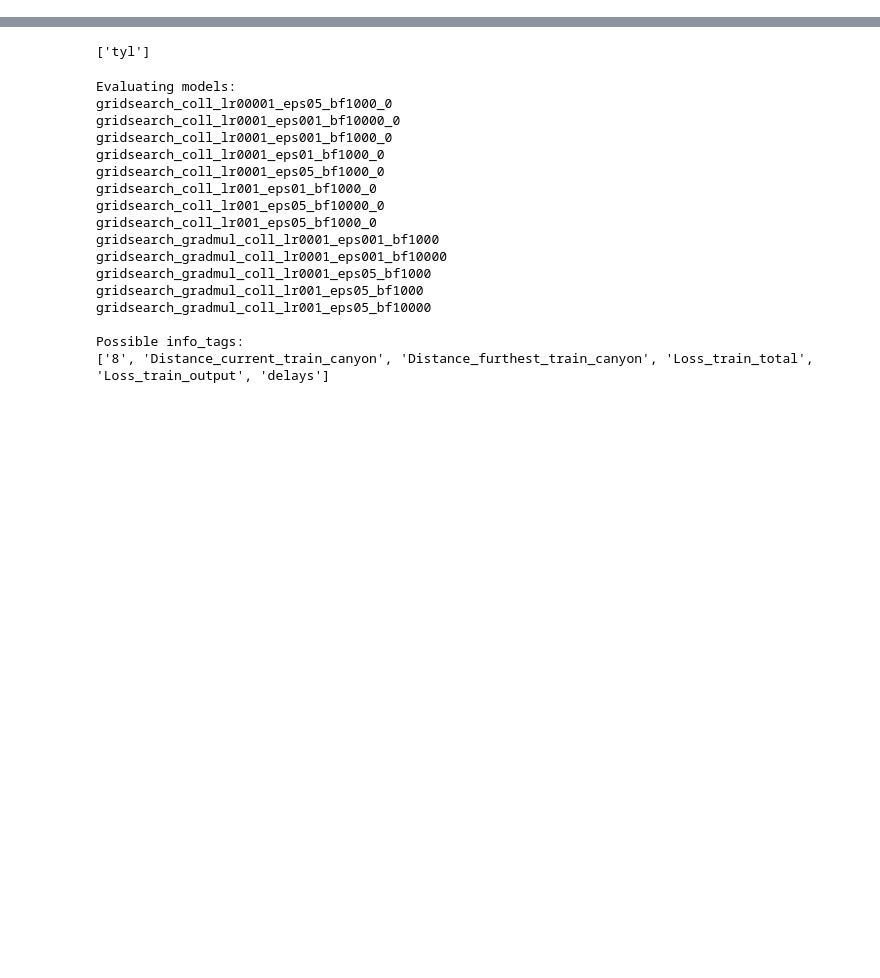
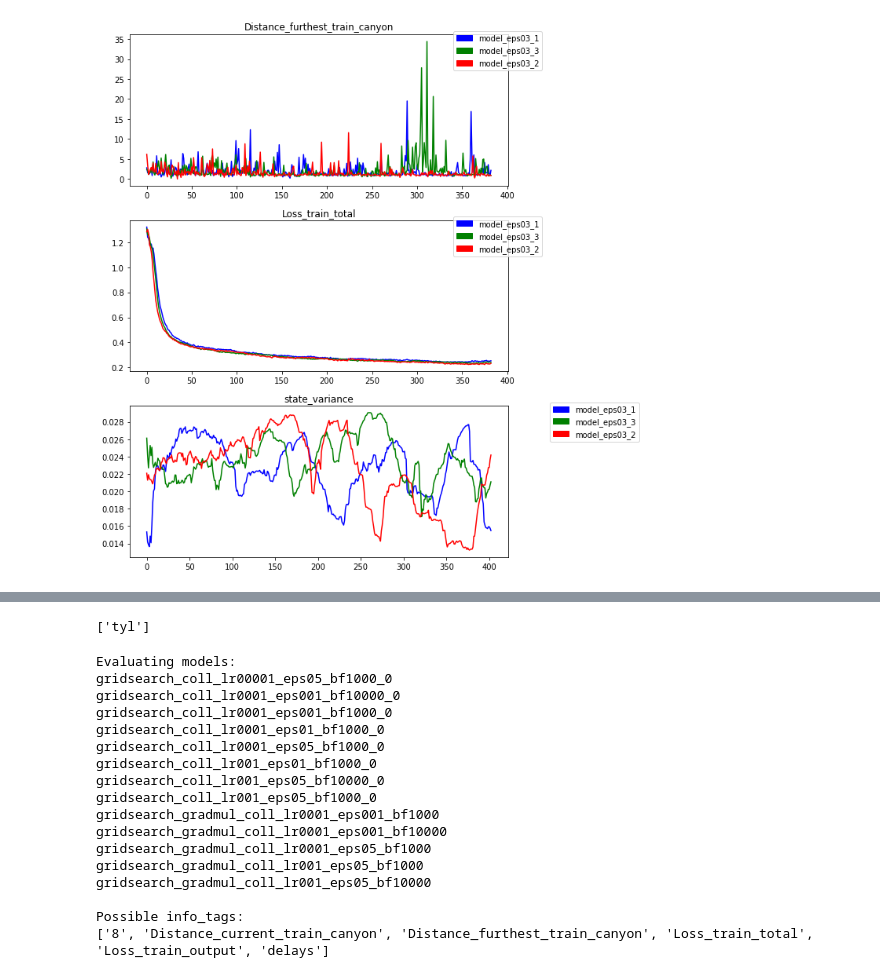
Before and after one commit to kkelchte/pilot, a Jupyter notebook: scripts/evaluate_q_learning_in_simulation.ipynb, the cells around one changed output, grey strips where cells are left out. Saved outputs shown, nothing was run; the diff lists cells and outputs as text; code cells hidden in the pictures; blank space fills up the shorter version.

```diff
--- a/scripts/evaluate_q_learning_in_simulation.ipynb
+++ b/scripts/evaluate_q_learning_in_simulation.ipynb
@@ -75,0 +93,81 @@ Evaluating models:['model_eps03_1', 'model_ref_1']
+# %%
+# root_dir='/esat/opal/kkelchte/docker_home/tensorflow/log/on_depth_turtle'
+# model_dirs=sorted([root_dir+'/'+d for d in os.listdir(root_dir) if "model" in d and 'ref5000' in d])
+# print('Evaluating models:'+str(sorted([os.path.basename(model) for model in model_dirs])))
+# tags=['Distance_furthest_train_canyon','Loss_train_total','state_variance']
+# evaluate(model_dirs,tags,False)
+
+# root_dir='/esat/opal/kkelchte/docker_home/tensorflow/log/on_depth_turtle'
+# model_dirs=sorted([root_dir+'/'+d for d in os.listdir(root_dir) if "model" in d and 'sttvar_priokeep' in d])
+# print('Evaluating models:'+str(sorted([os.path.basename(model) for model in model_dirs])))
+# tags=['Distance_furthest_train_canyon','Loss_train_total','state_variance']
+# evaluate(model_dirs,tags,False)
+
+# root_dir='/esat/opal/kkelchte/docker_home/tensorflow/log/on_depth_turtle'
+# model_dirs=sorted([root_dir+'/'+d for d in os.listdir(root_dir) if "model" in d and 'sttvar' in d and not '_priokeep' in d])
+# print('Evaluating models:'+str(sorted([os.path.basename(model) for model in model_dirs])))
+# tags=['Distance_furthest_train_canyon','Loss_train_total','state_variance']
+# evaluate(model_dirs,tags,False)
+
+# root_dir='/esat/opal/kkelchte/docker_home/tensorflow/log/on_depth_turtle'
+# model_dirs=sorted([root_dir+'/'+d for d in os.listdir(root_dir) if "model" in d and 'actvar' in d])
+# print('Evaluating models:'+str(sorted([os.path.basename(model) for model in model_dirs])))
+# tags=['Distance_furthest_train_canyon','Loss_train_total','state_variance']
+# evaluate(model_dirs,tags,False)
+
+# root_dir='/esat/opal/kkelchte/docker_home/tensorflow/log/on_depth_turtle'
+# model_dirs=sorted([root_dir+'/'+d for d in os.listdir(root_dir) if "model" in d and 'trgtvar' in d])
+# print('Evaluating models:'+str(sorted([os.path.basename(model) for model in model_dirs])))
+# tags=['Distance_furthest_train_canyon','Loss_train_total','state_variance']
+# evaluate(model_dirs,tags,False)
+
+# root_dir='/esat/opal/kkelchte/docker_home/tensorflow/log/on_depth_turtle'
+# model_dirs=sorted([root_dir+'/'+d for d in os.listdir(root_dir) if "model" in d and 'rndact' in d and not '_priokeep' in d])
+# print('Evaluating models:'+str(sorted([os.path.basename(model) for model in model_dirs])))
+# tags=['Distance_furthest_train_canyon','Loss_train_total','state_variance']
+# evaluate(model_dirs,tags,False)
+
+# root_dir='/esat/opal/kkelchte/docker_home/tensorflow/log/on_depth_turtle'
+# model_dirs=sorted([root_dir+'/'+d for d in os.listdir(root_dir) if "model" in d and 'rndact_priokeep' in d])
+# print('Evaluating models:'+str(sorted([os.path.basename(model) for model in model_dirs])))
+# tags=['Distance_furthest_train_canyon','Loss_train_total','state_variance']
+# evaluate(model_dirs,tags,False)
+
+# root_dir='/esat/opal/kkelchte/docker_home/tensorflow/log/on_depth_turtle'
+# model_dirs=sorted([root_dir+'/'+d for d in os.listdir(root_dir) if "model" in d and 'ref' in d and not '5000' in d])
+# print('Evaluating models:'+str(sorted([os.path.basename(model) for model in model_dirs])))
+# tags=['Distance_furthest_train_canyon','Loss_train_total','state_variance']
+# evaluate(model_dirs,tags,False)
+
+# root_dir='/esat/opal/kkelchte/docker_home/tensorflow/log/on_depth_turtle'
+# model_dirs=sorted([root_dir+'/'+d for d in os.listdir(root_dir) if "model" in d and 'tdreplay' in d])
+# print('Evaluating models:'+str(sorted([os.path.basename(model) for model in model_dirs])))
+# tags=['Distance_furthest_train_canyon','Loss_train_total','state_variance']
+# evaluate(model_dirs,tags,False)
+
+# root_dir='/esat/opal/kkelchte/docker_home/tensorflow/log/on_depth_turtle'
+# model_dirs=sorted([root_dir+'/'+d for d in os.listdir(root_dir) if "model" in d and 'gs50' in d and not '5000' in d])
+# print('Evaluating models:'+str(sorted([os.path.basename(model) for model in model_dirs])))
+# tags=['Distance_furthest_train_canyon','Loss_train_total','state_variance']
+# evaluate(model_dirs,tags,False)
+
+# root_dir='/esat/opal/kkelchte/docker_home/tensorflow/log/on_depth_turtle'
+# model_dirs=sorted([root_dir+'/'+d for d in os.listdir(root_dir) if "model" in d and 'gs100' in d and not '5000' in d])
+# print('Evaluating models:'+str(sorted([os.path.basename(model) for model in model_dirs])))
+# tags=['Distance_furthest_train_canyon','Loss_train_total','state_variance']
+# evaluate(model_dirs,tags,False)
+
+
+root_dir='/esat/opal/kkelchte/docker_home/tensorflow/log/on_depth_turtle'
+model_dirs=sorted([root_dir+'/'+d for d in os.listdir(root_dir) if "model" in d and 'eps03' in d])
+print('Evaluating models:'+str(sorted([os.path.basename(model) for model in model_dirs])))
+tags=['Distance_furthest_train_canyon','Loss_train_total','state_variance']
+evaluate(model_dirs,tags,False)
+
+
+root_dir='/esat/opal/kkelchte/docker_home/tensorflow/log/on_depth_turtle'
+model_dirs=sorted([root_dir+'/'+d for d in os.listdir(root_dir) if "model" in d and 'eps05' in d])
+print('Evaluating models:'+str(sorted([os.path.basename(model) for model in model_dirs])))
+tags=['Distance_furthest_train_canyon','Loss_train_total','state_variance']
+evaluate(model_dirs,tags,False)
+# %% [output]
@@ -75,0 +180 @@ Evaluating models:['model_eps03_1', 'model_ref_1']
+[figure, added]
```
Also changed, not shown: parts of 3 cells of this notebook, 1 other file.
